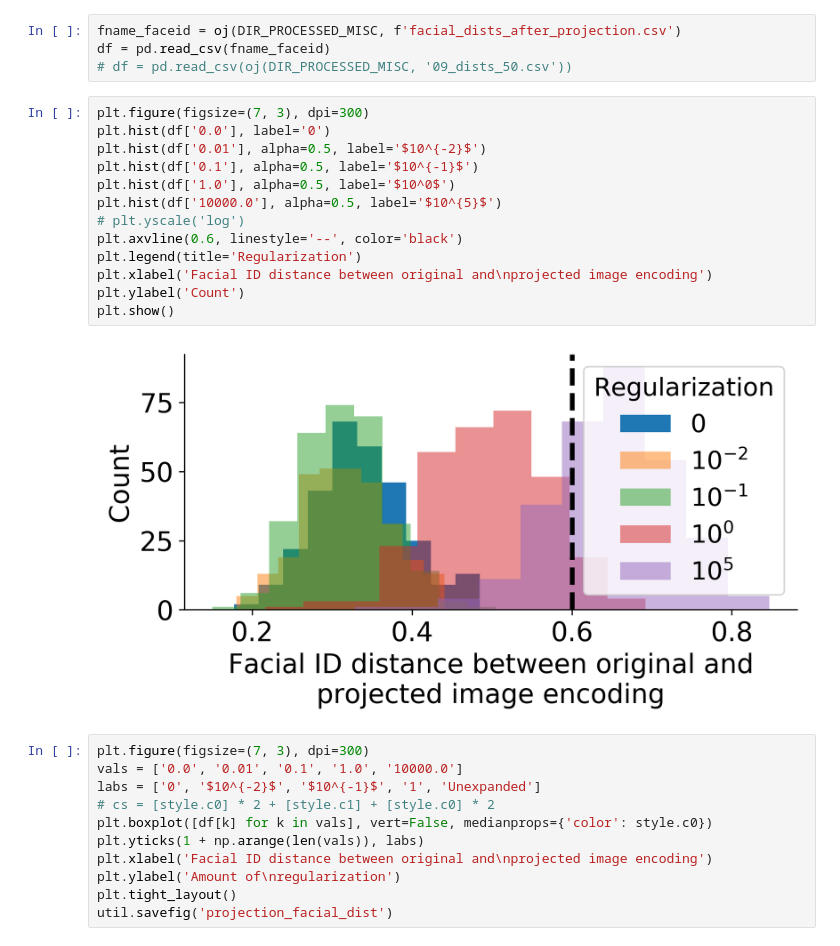
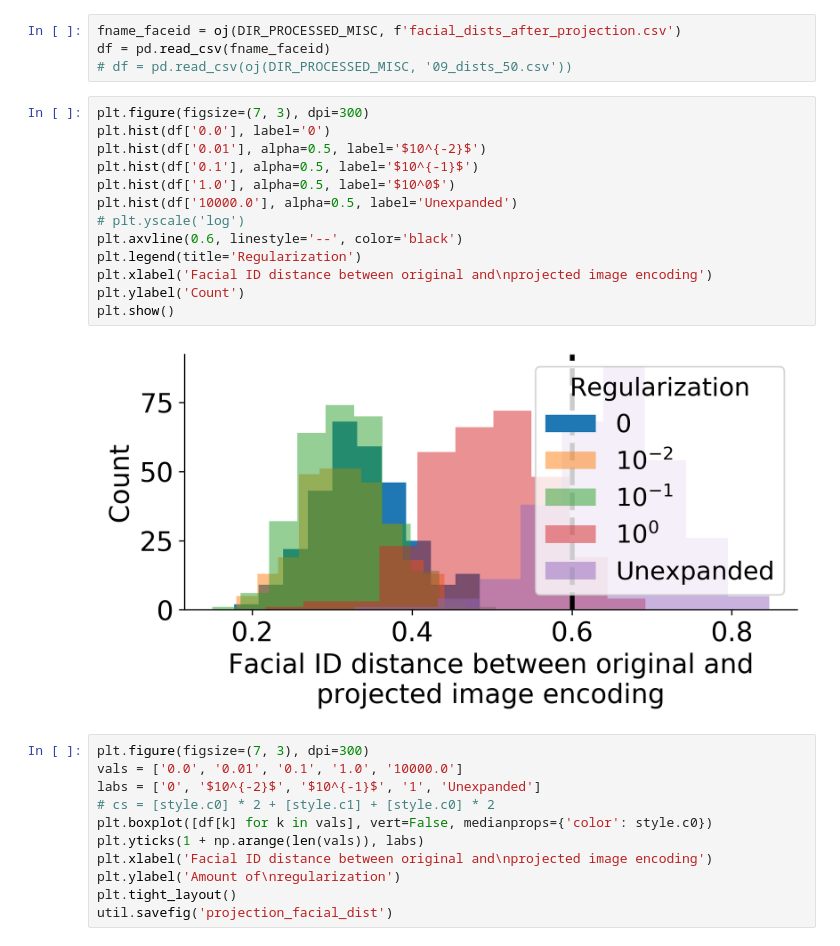
Before and after one commit to csinva/matching-with-gans, a Jupyter notebook: projection_manipulation/09_analyze_projections_celeba.ipynb, the cells around one changed output. Drawn from its saved outputs; the diff is of its cells as text.

```diff
--- a/projection_manipulation/09_analyze_projections_celeba.ipynb
+++ b/projection_manipulation/09_analyze_projections_celeba.ipynb
@@ -147,18 +147,18 @@ df = pd.read_csv(fname_faceid)
 # %%
 plt.figure(figsize=(7, 3), dpi=300)
 plt.hist(df['0.0'], label='0')
 plt.hist(df['0.01'], alpha=0.5, label='$10^{-2}$')
 plt.hist(df['0.1'], alpha=0.5, label='$10^{-1}$')
 plt.hist(df['1.0'], alpha=0.5, label='$10^0$')
-plt.hist(df['10000.0'], alpha=0.5, label='$10^{5}$')
+plt.hist(df['10000.0'], alpha=0.5, label='Unexpanded')
 # plt.yscale('log')
 plt.axvline(0.6, linestyle='--', color='black')
 plt.legend(title='Regularization')
 plt.xlabel('Facial ID distance between original and\nprojected image encoding')
 plt.ylabel('Count')
 plt.show()
 # %% [output]
-[figure, old version]
+[figure, new version]
 # %%
 plt.figure(figsize=(7, 3), dpi=300)
 vals = ['0.0', '0.01', '0.1', '1.0', '10000.0']
```
Also changed, not shown: 13 other files.
